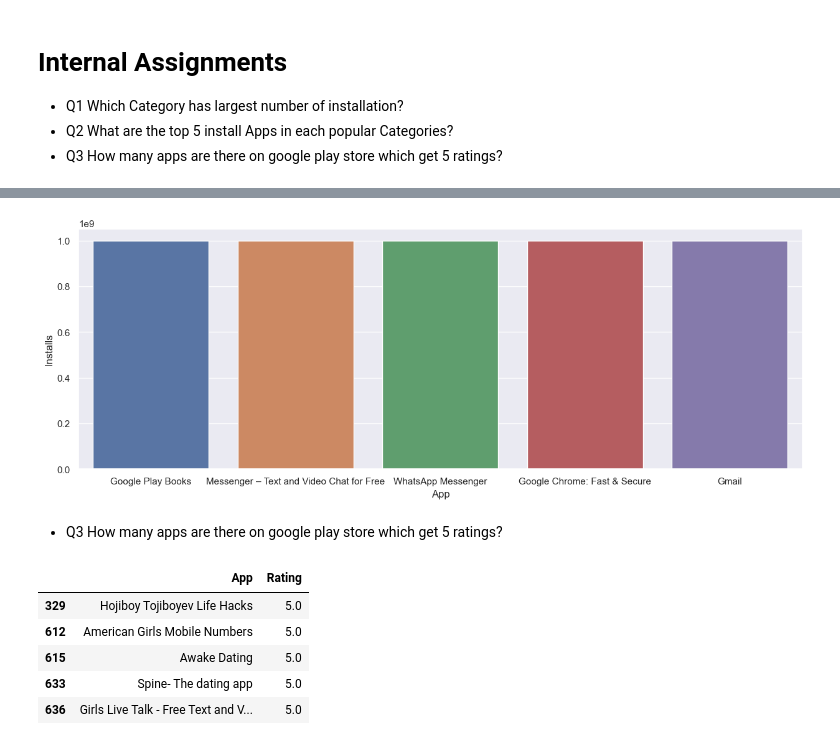
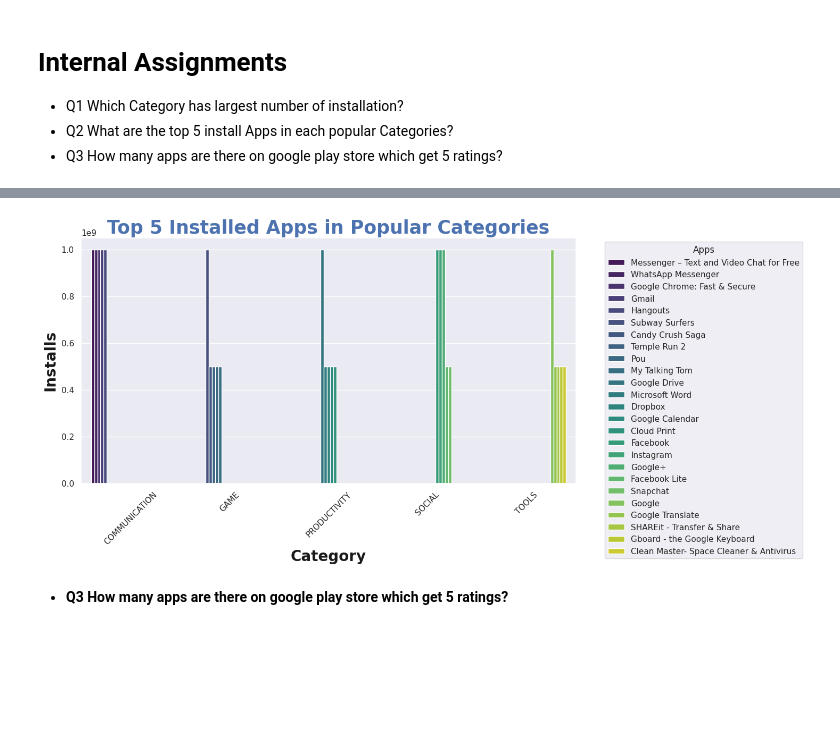
Before and after one commit to abuawaish/EDA, a Jupyter notebook: EDA_Tutorial5.ipynb, the cells around one changed output, grey strips where cells are left out. Cells and saved outputs as stored; diff of their text form; code cells hidden in the pictures; blank space fills up the shorter version.

```diff
--- a/EDA_Tutorial5.ipynb
+++ b/EDA_Tutorial5.ipynb
@@ -414,8 +411,14 @@ largest.iloc[:5]
-# %%
-ob = sns.barplot(data = largest , x = largest.App.head() , y = largest.Installs.head())
-f = ob.figure
-f.set_size_inches(w = 15, h = 5)
-# %% [output]
-[figure, removed]
+# %%
+plt.figure(figsize=(12, 6))
+sns.barplot(x="Category", y="Installs", hue="App", data=top_apps, palette="viridis")
+
+plt.xlabel("Category",fontdict={'fontsize':20,'fontweight':'bold','color':'k'})
+plt.ylabel("Installs",fontdict={'fontsize':20,'fontweight':'bold','color':'k'})
+plt.title("Top 5 Installed Apps in Popular Categories",fontdict={'fontsize':25,'fontweight':'bold','color':'b'})
+plt.legend(title="Apps", bbox_to_anchor=(1.05, 1), loc="upper left")  # Move legend outside
+plt.xticks(rotation=45)
+plt.show()
+# %% [output]
+[figure, added]
 # %% [markdown]
- - Q3 How many apps are there on google play store which get 5 ratings?
+ - **Q3 How many apps are there on google play store which get 5 ratings?**
@@ -424,9 +424,0 @@ ratings = pd.concat([df[df.Rating == 5.0]['App'],df[df.Rating == 5.0]['Rating']]
-# %%
-ratings.head()
-# %% [output]
-|  | App | Rating |
-| 329 | Hojiboy Tojiboyev Life Hacks | 5.0 |
-| 612 | American Girls Mobile Numbers | 5.0 |
-| 615 | Awake Dating | 5.0 |
-| 633 | Spine- The dating app | 5.0 |
-| 636 | Girls Live Talk - Free Text and V... | 5.0 |
```
Also changed, not shown: parts of 21 cells of this notebook.
